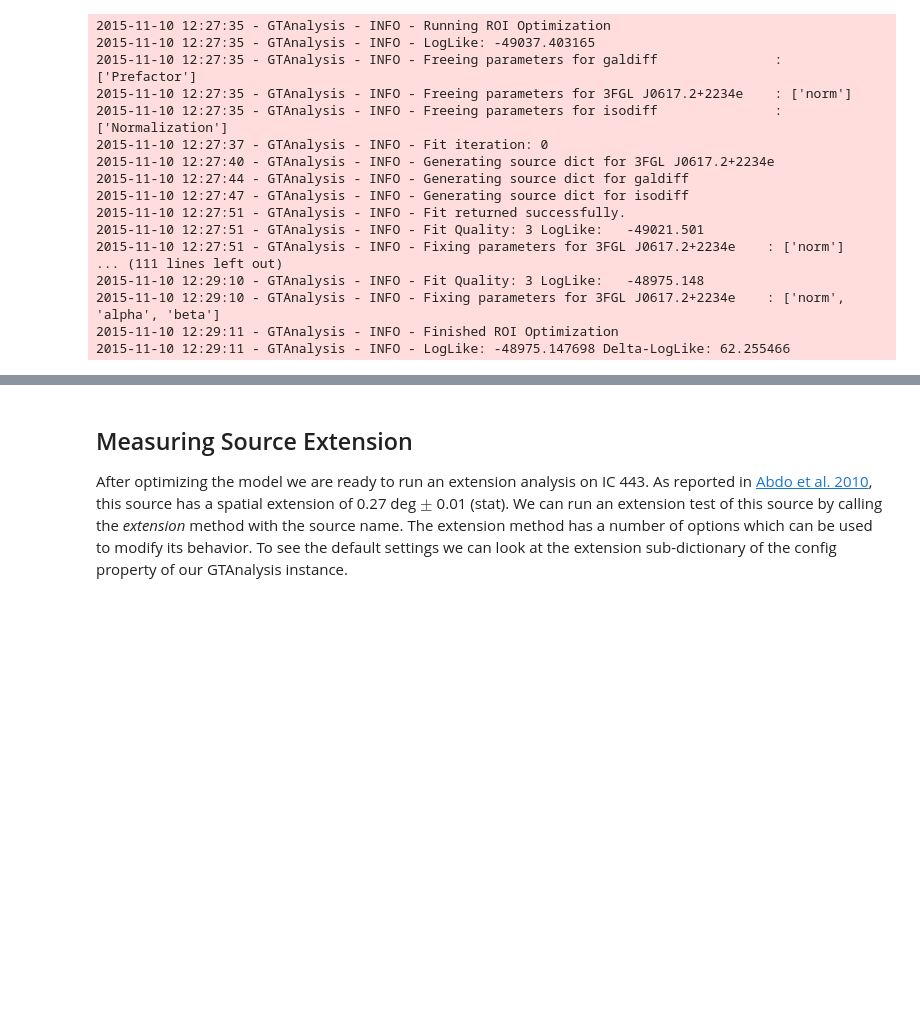
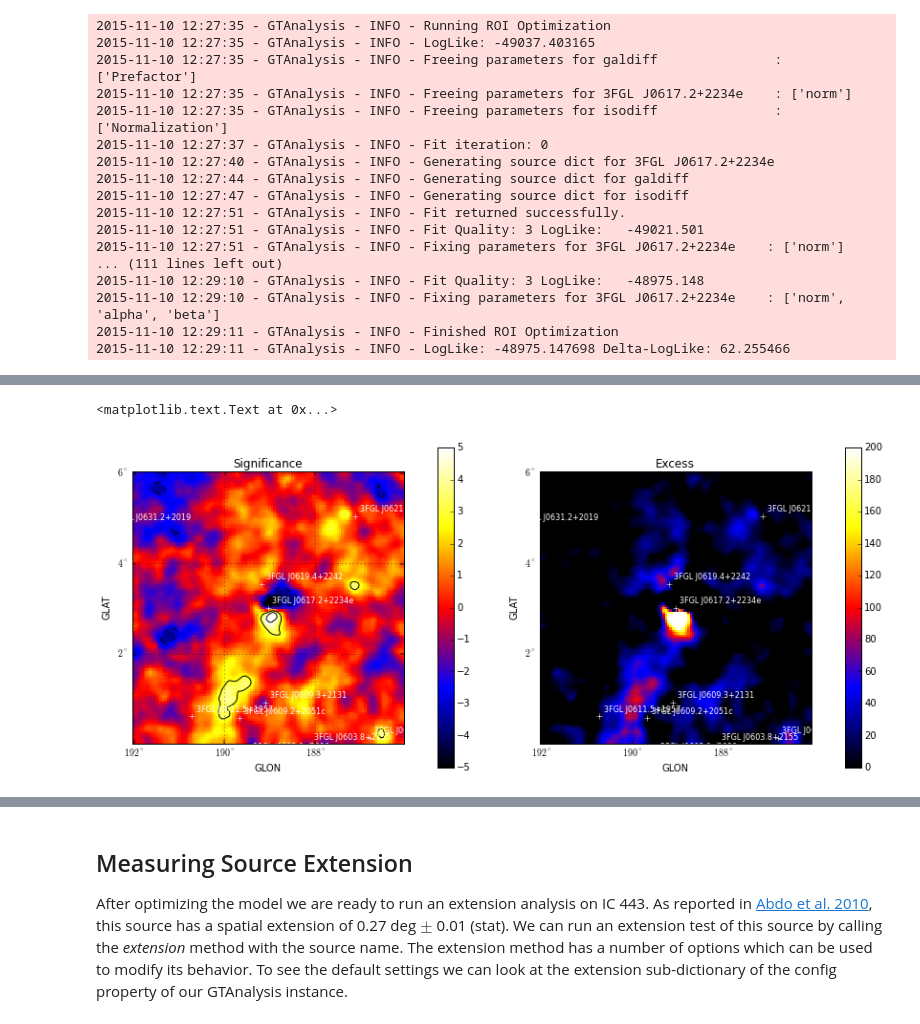
Before and after one commit to fermiPy/fermipy, a Jupyter notebook: notebooks/ic443.ipynb, the cells around one changed output, grey strips where cells are left out. Cells and saved outputs as stored; diff of their text form; code cells hidden in the pictures; blank space fills up the shorter version.

Commit message:
Updates to SED plotting.

```diff
--- a/notebooks/ic443.ipynb
+++ b/notebooks/ic443.ipynb
@@ -111,5 +121,4 @@ To check the quality of the ROI model fit we can use the residmap method.  This
 # %%
-o = gta.residmap('ic443_roifit',
-                models=[{'SpatialModel' : 'PointSource', 'Index' : 2.0},
-                       {'SpatialModel' : 'PointSource', 'Index' : 1.5}])
+resid = gta.residmap('ic443_roifit',
+                models=[{'SpatialModel' : 'PointSource', 'Index' : 2.0}])
 # %% [output]
@@ -141,0 +133,11 @@ for f in glob.glob('ic443/ic443_roifit*png'):
+# %%
+o = resid
+from fermipy.plotting import ROIPlotter
+fig = plt.figure(figsize=(14,6))
+ROIPlotter(o[0]['sigma'],gta.roi).plot(vmin=-5,vmax=5,levels=[-5,-3,3,5],subplot=121)
+plt.gca().set_title('Significance')
+ROIPlotter(o[0]['excess'],gta.roi).plot(vmin=0,vmax=200,subplot=122)
+plt.gca().set_title('Excess')
+# %% [output]
+<matplotlib.text.Text at 0x...>
+[figure, added]
```
Also changed, not shown: parts of 16 cells of this notebook, 4 other files.
